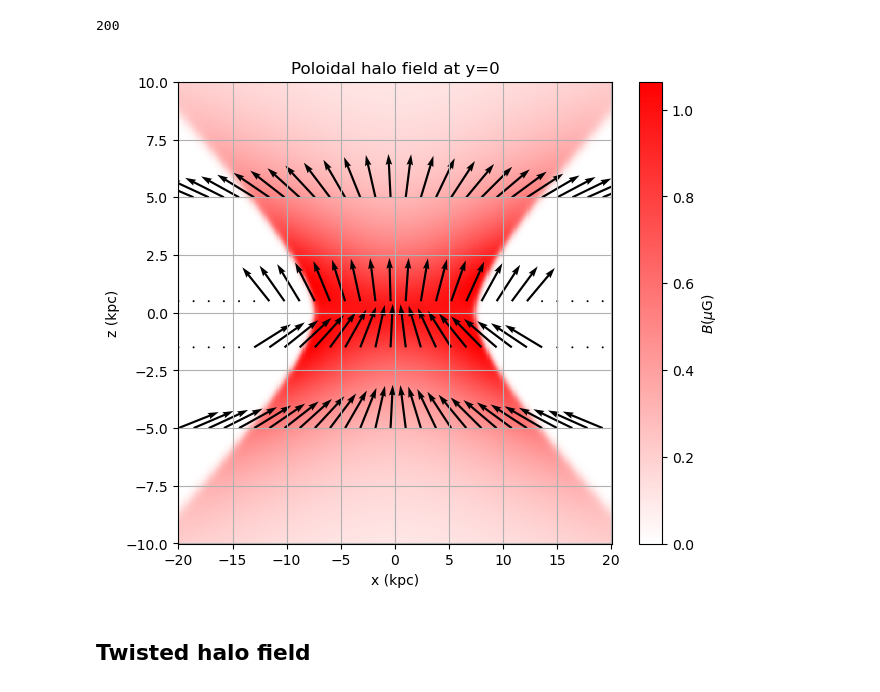
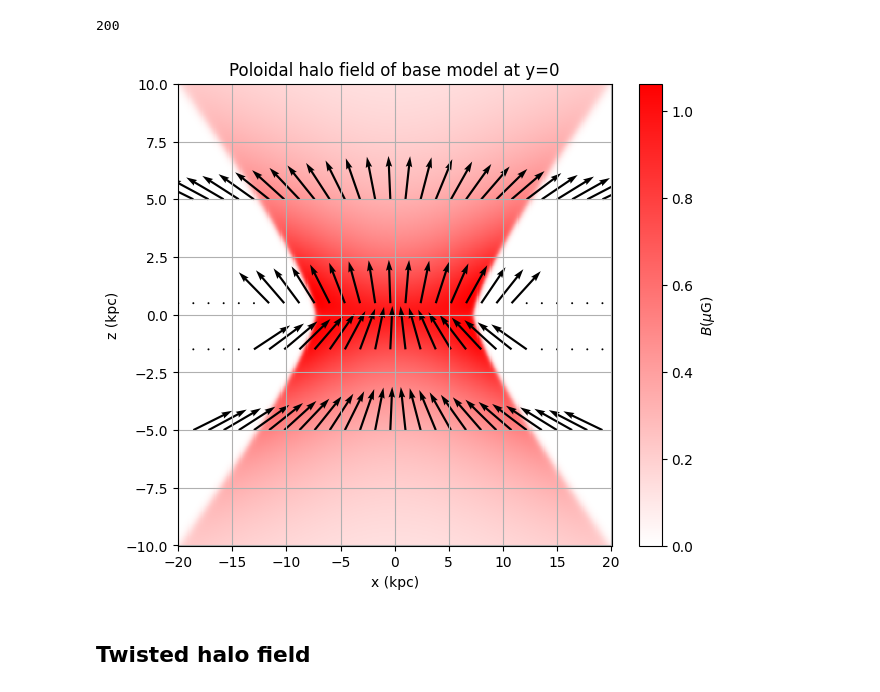
Before and after one commit to me-manu/gammaALPs, a Jupyter notebook: notebooks/UF23/example_UF23.ipynb, the cells around one changed output. Drawn from its saved outputs; the diff is of its cells as text; code cells hidden in the pictures.

```diff
--- a/notebooks/UF23/example_UF23.ipynb
+++ b/notebooks/UF23/example_UF23.ipynb
@@ -33,7 +35,7 @@ print(rr.shape)
 Initialze the UF23 class with one of 8 models (see https://arxiv.org/abs/2311.12120)
 # %%
 models = ['base', 'expX', 'neCL', 'twistX', 'nebCor', 'cre10', 'synCG', 'spur']
-model = 'neCL'
+model = 'base'
 # %%
 uf23 = gmf.UF23(model=model)
 # %%
@@ -172,35 +177,36 @@ z0 = -1.5
 idz = np.absolute(z-z0).argmin()
 # print(z[idz])
 plt.quiver(xx[:,idy,idz][::step],  zz[:,idy,idz][::step],
            BX_x[:,idz][::step] / BX_abss[:,idz][::step], BX_z[:,idz][::step] / BX_abss[:,idz][::step],
            width=5e-3, scale=10
           )
 
 z0 = -5
 idz = np.absolute(z-z0).argmin()
 # print(z[idz])
 plt.quiver(xx[:,idy,idz][::step],  zz[:,idy,idz][::step],
            BX_x[:,idz][::step] / BX_abss[:,idz][::step], BX_z[:,idz][::step] / BX_abss[:,idz][::step],
            width=5e-3, scale=10
           )
 
 z0 = 5
 idz = np.absolute(z-z0).argmin()
 # print(z[idz])
 plt.quiver(xx[:,idy,idz][::step],  zz[:,idy,idz][::step],
            BX_x[:,idz][::step] / BX_abss[:,idz][::step], BX_z[:,idz][::step] / BX_abss[:,idz][::step],
            width=5e-3, scale=10
           )
 # plt.streamplot(xx[:,idy,:], zz[:,idy,:], BX_x, BX_z, broken_streamlines=False, density=0.35)
 
-plt.title(f'Poloidal halo field at y={yplot}')
+plt.title(f'Poloidal halo field of {model} model at y={yplot}')
 plt.xlabel('x (kpc)')
 plt.ylabel('z (kpc)')
 plt.grid()
 
+#plt.savefig("notebooks/UF23/base_poloidal_field.png")
 plt.show()
 # %% [output]
-[figure, old version]
+[figure, new version]
 # %% [markdown]
 ## Twisted halo field
 # %%
```
Also changed, not shown: parts of 4 cells of this notebook, 2 other files.
